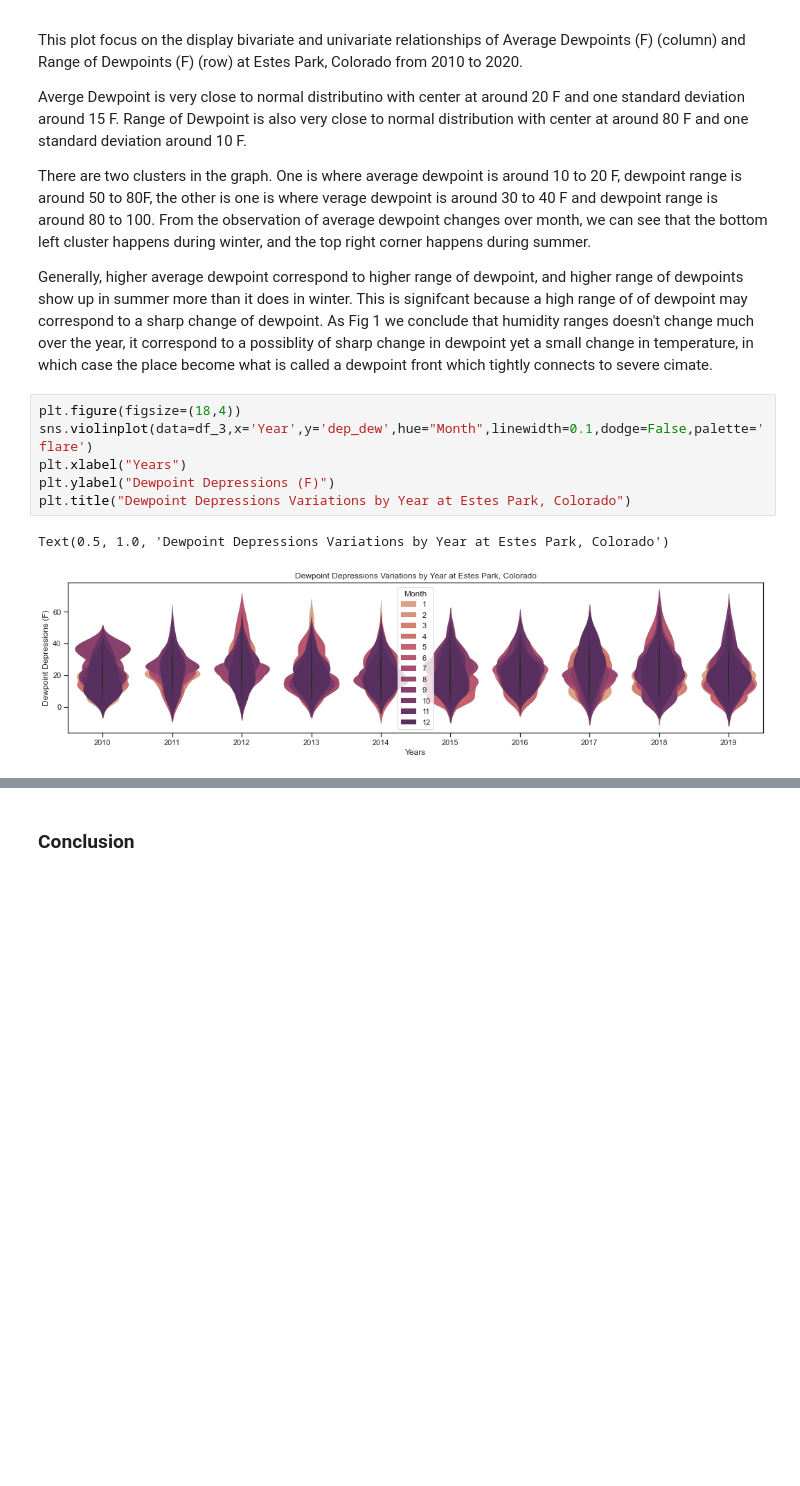
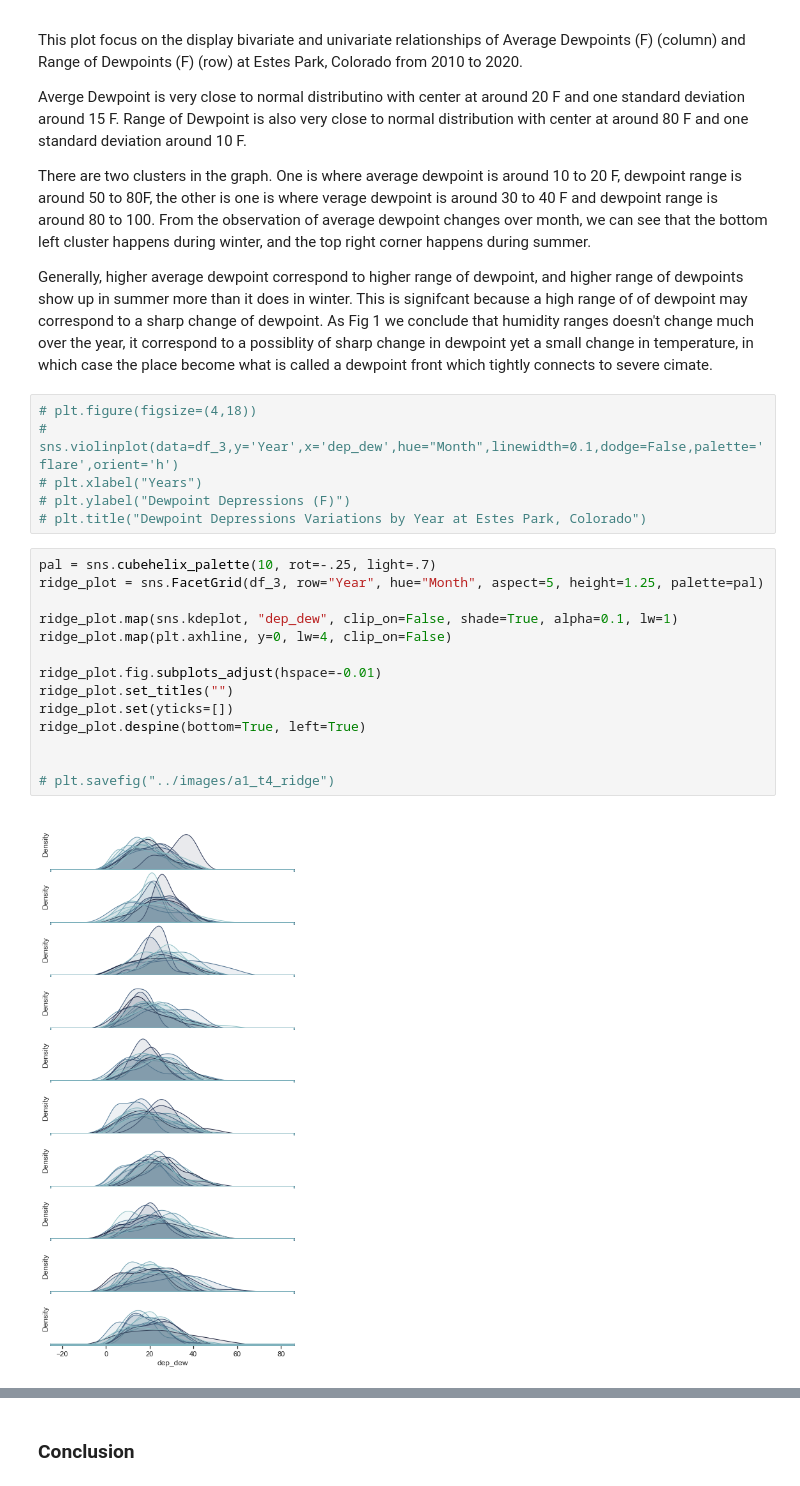
Before and after one commit to ubco-W2022T1-cosc301/project-group29, a Jupyter notebook: notebooks/analysis1.ipynb, the cells around one changed output, grey strips where cells are left out. Saved outputs shown, nothing was run; the diff lists cells and outputs as text; blank space fills up the shorter version.

```diff
--- a/notebooks/analysis1.ipynb
+++ b/notebooks/analysis1.ipynb
@@ -337,14 +338,27 @@ There are two clusters in the graph. One is where average dewpoint is around 10
 
 Generally, higher average dewpoint correspond to higher range of dewpoint, and higher range of dewpoints show up in summer more than it does in winter. This is signifcant because a high range of of dewpoint may correspond to a sharp change of dewpoint. As Fig 1 we conclude that humidity ranges doesn't change much over the year, it correspond to a possiblity of sharp change in dewpoint yet a small change in temperature, in which case the place become what is called a dewpoint front which tightly connects to severe cimate.
 # %%
-plt.figure(figsize=(18,4))
-sns.violinplot(data=df_3,x='Year',y='dep_dew',hue="Month",linewidth=0.1,dodge=False,palette='flare')
-plt.xlabel("Years")
-plt.ylabel("Dewpoint Depressions (F)")
-plt.title("Dewpoint Depressions Variations by Year at Estes Park, Colorado")
+# plt.figure(figsize=(4,18))
+# sns.violinplot(data=df_3,y='Year',x='dep_dew',hue="Month",linewidth=0.1,dodge=False,palette='flare',orient='h')
+# plt.xlabel("Years")
+# plt.ylabel("Dewpoint Depressions (F)")
+# plt.title("Dewpoint Depressions Variations by Year at Estes Park, Colorado")
-# %% [output]
-Text(0.5, 1.0, 'Dewpoint Depressions Variations by Year at Estes Park, Colorado')
-[figure, removed]
+# %%
+pal = sns.cubehelix_palette(10, rot=-.25, light=.7)
+ridge_plot = sns.FacetGrid(df_3, row="Year", hue="Month", aspect=5, height=1.25, palette=pal)
+
+ridge_plot.map(sns.kdeplot, "dep_dew", clip_on=False, shade=True, alpha=0.1, lw=1)
+ridge_plot.map(plt.axhline, y=0, lw=4, clip_on=False)
+
+ridge_plot.fig.subplots_adjust(hspace=-0.01)
+ridge_plot.set_titles("")
+ridge_plot.set(yticks=[])
+ridge_plot.despine(bottom=True, left=True)
+
+
+# plt.savefig("../images/a1_t4_ridge")
+# %% [output]
+[figure, added]
 # %% [markdown]
 ### Fig 3
 
```
Also changed, not shown: parts of 6 cells of this notebook.
